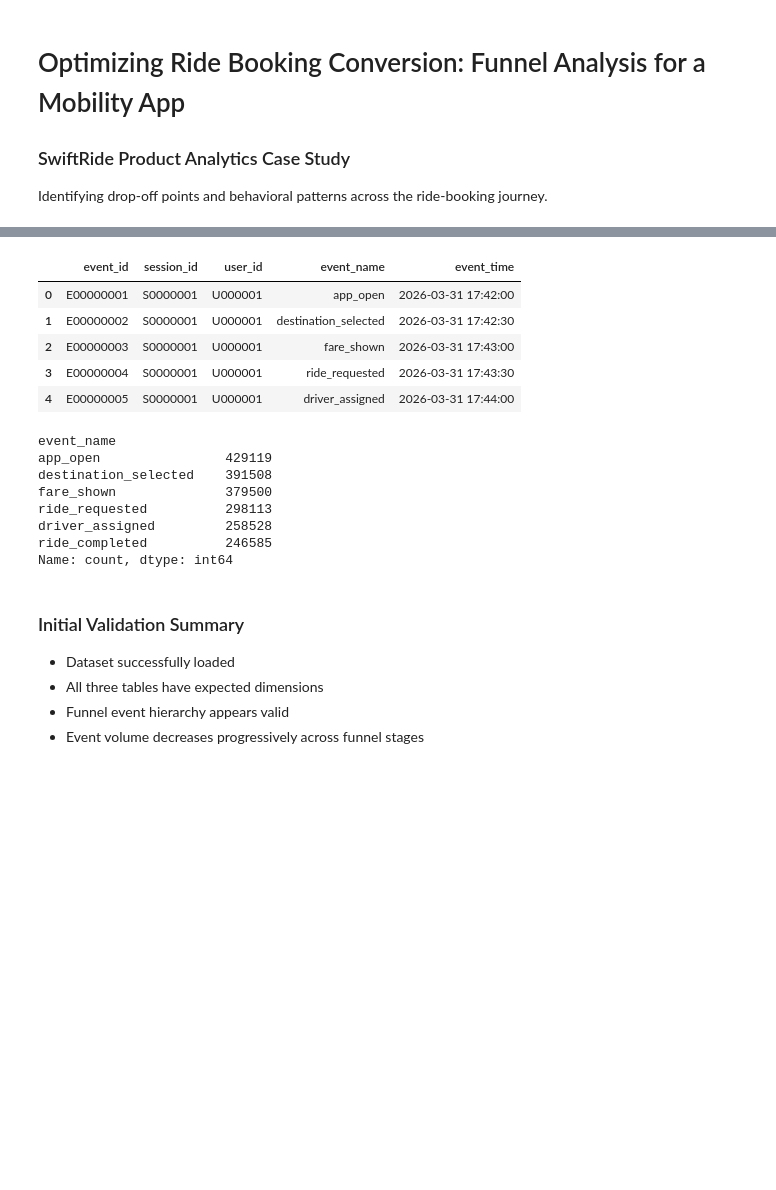
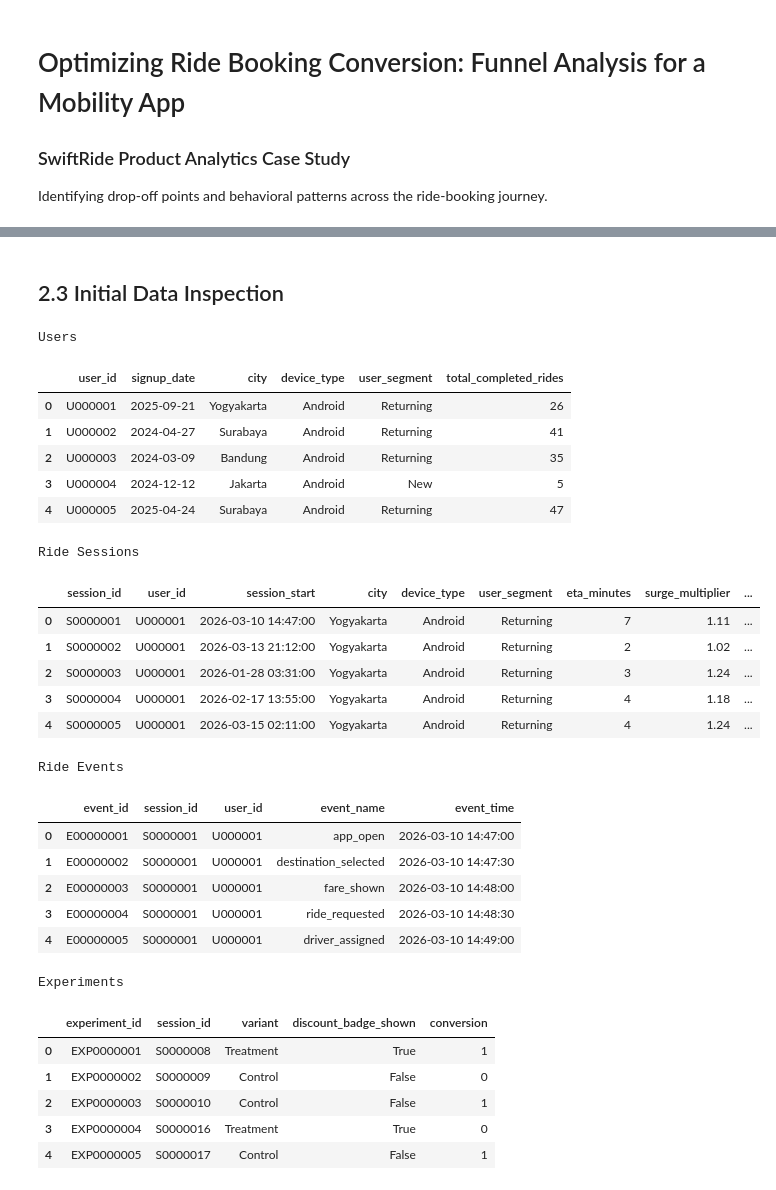
Before and after one commit to trihanda/mobility-product-funnel-analysis, a Jupyter notebook: notebooks/funnel_analysis.ipynb, the cells around one changed output, grey strips where cells are left out. Cells and saved outputs as stored; diff of their text form; code cells hidden in the pictures; blank space fills up the shorter version.

```diff
--- a/notebooks/funnel_analysis.ipynb
+++ b/notebooks/funnel_analysis.ipynb
@@ -37,5 +74,5 @@ import matplotlib.pyplot as plt
 # %%
-# Load datasets
 events_df = pd.read_csv("../data/raw/ride_events.csv")
 sessions_df = pd.read_csv("../data/raw/ride_sessions.csv")
 users_df = pd.read_csv("../data/raw/users.csv")
+experiments_df = pd.read_csv("../data/raw/experiments.csv")
@@ -50,29 +78,0 @@ events_df.shape, sessions_df.shape, users_df.shape
-# %%
-users_df.head()
-sessions_df.head()
-events_df.head()
-# %% [output]
-|  | event_id | session_id | user_id | event_name | event_time |
-| 0 | E00000001 | S0000001 | U000001 | app_open | 2026-03-31 17:42:00 |
-| 1 | E00000002 | S0000001 | U000001 | destination_selected | 2026-03-31 17:42:30 |
-| 2 | E00000003 | S0000001 | U000001 | fare_shown | 2026-03-31 17:43:00 |
-| 3 | E00000004 | S0000001 | U000001 | ride_requested | 2026-03-31 17:43:30 |
-| 4 | E00000005 | S0000001 | U000001 | driver_assigned | 2026-03-31 17:44:00 |
-# %%
-events_df["event_name"].value_counts()
-# %% [output]
-event_name
-app_open                429119
-destination_selected    391508
-fare_shown              379500
-ride_requested          298113
-driver_assigned         258528
-ride_completed          246585
-Name: count, dtype: int64
-# %% [markdown]
-### Initial Validation Summary
-
-- Dataset successfully loaded
-- All three tables have expected dimensions
-- Funnel event hierarchy appears valid
-- Event volume decreases progressively across funnel stages
@@ -78,0 +90,45 @@ Name: count, dtype: int64
+# %% [markdown]
+## 2.3 Initial Data Inspection
+# %%
+# Dataset Preview
+
+print("Users")
+display(users_df.head())
+
+print("Ride Sessions")
+display(sessions_df.head())
+
+print("Ride Events")
+display(events_df.head())
+
+print("Experiments")
+display(experiments_df.head())
+# %% [output]
+Users
+|  | user_id | signup_date | city | device_type | user_segment | total_completed_rides |
+| 0 | U000001 | 2025-09-21 | Yogyakarta | Android | Returning | 26 |
+| 1 | U000002 | 2024-04-27 | Surabaya | Android | Returning | 41 |
+| 2 | U000003 | 2024-03-09 | Bandung | Android | Returning | 35 |
+| 3 | U000004 | 2024-12-12 | Jakarta | Android | New | 5 |
+| 4 | U000005 | 2025-04-24 | Surabaya | Android | Returning | 47 |
+Ride Sessions
+|  | session_id | user_id | session_start | city | device_type | user_segment | eta_minutes | surge_multiplier | ... |
+| 0 | S0000001 | U000001 | 2026-03-10 14:47:00 | Yogyakarta | Android | Returning | 7 | 1.11 | ... |
+| 1 | S0000002 | U000001 | 2026-03-13 21:12:00 | Yogyakarta | Android | Returning | 2 | 1.02 | ... |
+| 2 | S0000003 | U000001 | 2026-01-28 03:31:00 | Yogyakarta | Android | Returning | 3 | 1.24 | ... |
+| 3 | S0000004 | U000001 | 2026-02-17 13:55:00 | Yogyakarta | Android | Returning | 4 | 1.18 | ... |
+| 4 | S0000005 | U000001 | 2026-03-15 02:11:00 | Yogyakarta | Android | Returning | 4 | 1.24 | ... |
+Ride Events
+|  | event_id | session_id | user_id | event_name | event_time |
+| 0 | E00000001 | S0000001 | U000001 | app_open | 2026-03-10 14:47:00 |
+| 1 | E00000002 | S0000001 | U000001 | destination_selected | 2026-03-10 14:47:30 |
+| 2 | E00000003 | S0000001 | U000001 | fare_shown | 2026-03-10 14:48:00 |
+| 3 | E00000004 | S0000001 | U000001 | ride_requested | 2026-03-10 14:48:30 |
+| 4 | E00000005 | S0000001 | U000001 | driver_assigned | 2026-03-10 14:49:00 |
+Experiments
+|  | experiment_id | session_id | variant | discount_badge_shown | conversion |
+| 0 | EXP0000001 | S0000008 | Treatment | True | 1 |
+| 1 | EXP0000002 | S0000009 | Control | False | 0 |
+| 2 | EXP0000003 | S0000010 | Control | False | 1 |
+| 3 | EXP0000004 | S0000016 | Treatment | True | 0 |
+| 4 | EXP0000005 | S0000017 | Control | False | 1 |
```
Also changed, not shown: parts of 48 cells of this notebook, 1 other file.
